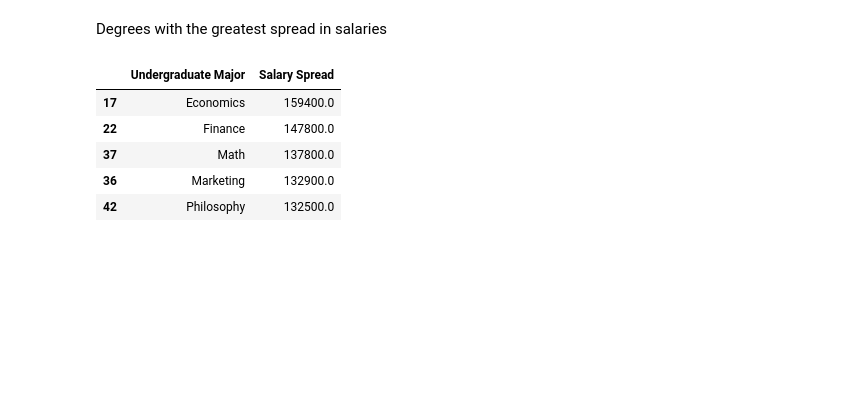
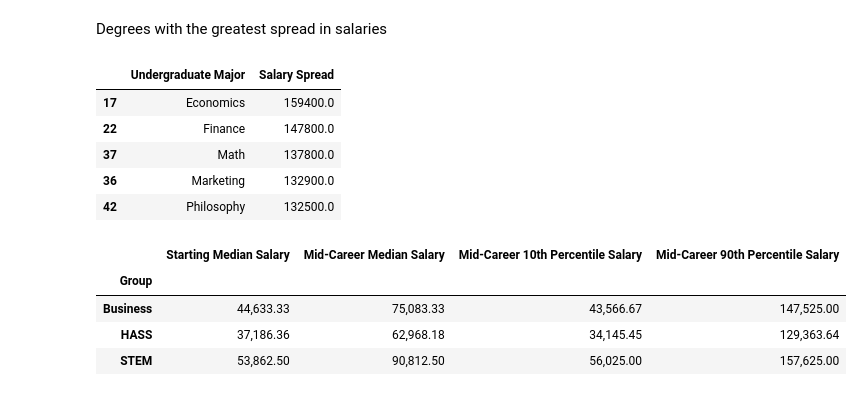
Before and after one commit to AndyRoy04/100DaysOfCode_Python, a Jupyter notebook: Day_72/hello.ipynb, the cells around one changed output. Cells and saved outputs as stored; diff of their text form; code cells hidden in the pictures; blank space fills up the shorter version.

Commit message:
grouping and pivoting data

```diff
--- a/Day_72/hello.ipynb
+++ b/Day_72/hello.ipynb
@@ -134,3 +134,12 @@ high_salary_spread[['Undergraduate Major', 'Salary Spread']].head() # Display th
 | 37 | Math | 137800.0 |
 | 36 | Marketing | 132900.0 |
 | 42 | Philosophy | 132500.0 |
+# %%
+pd.options.display.float_format = '{:,.2f}'.format  # Format the float numbers in the DataFrame to two decimal places
+clean_df.groupby('Group')[['Starting Median Salary', 'Mid-Career Median Salary', 'Mid-Career 10th Percentile Salary', 'Mid-Career 90th Percentile Salary']].mean()  # Calculate the mean of each column grouped by the 'Group' column
+# %% [output]
+|  | Starting Median Salary | Mid-Career Median Salary | Mid-Career 10th Percentile Salary | Mid-Career 90th Percentile Salary |
+| Group |  |  |  |  |
+| Business | 44,633.33 | 75,083.33 | 43,566.67 | 147,525.00 |
+| HASS | 37,186.36 | 62,968.18 | 34,145.45 | 129,363.64 |
+| STEM | 53,862.50 | 90,812.50 | 56,025.00 | 157,625.00 |
```
